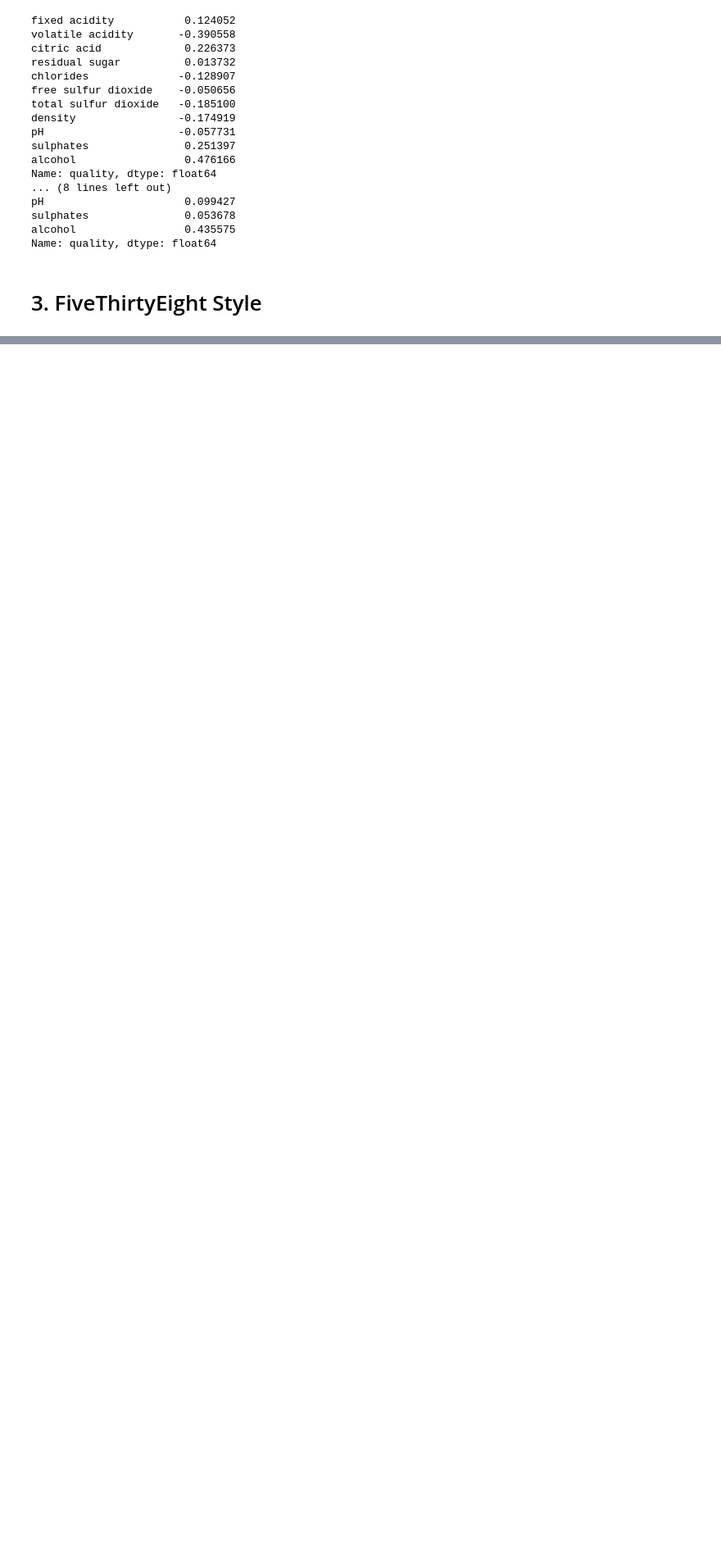
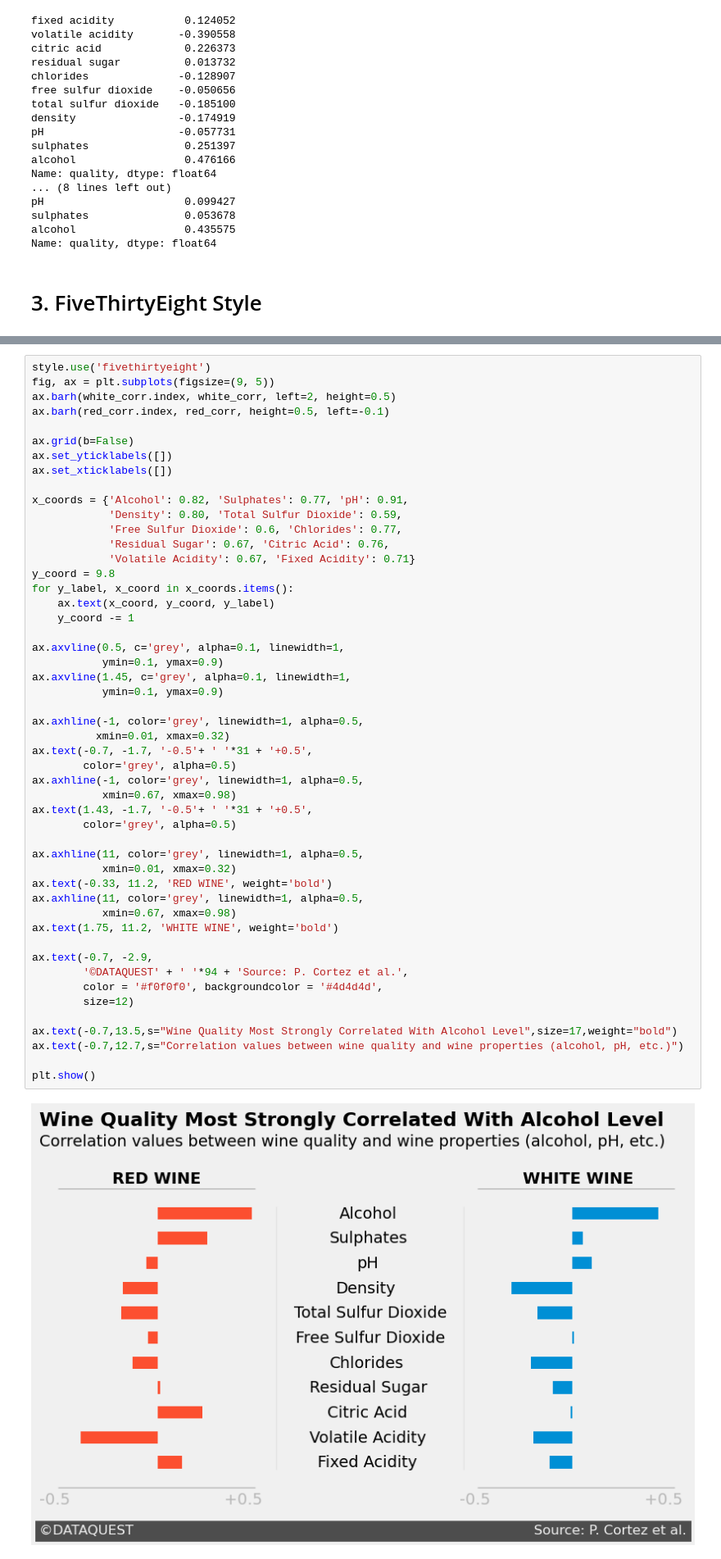
Before and after one commit to AsirShahid/Data-Scientist-in-Python-DataQuest, a Jupyter notebook: Data Analysis and Visualization/Storytelling Data Visualization and Information Design/Matplotlib Styles: FiveThirtyEight Case Study/Matplotlib Styles. FiveThirtyEight Case Study.ipynb, the cells around one changed output, grey strips where cells are left out. Shown: that part at 82% size. Drawn from its saved outputs; the diff is of its cells as text; blank space fills up the shorter version.

```diff
--- a/Data Analysis and Visualization/Storytelling Data Visualization and Information Design/Matplotlib Styles: FiveThirtyEight Case Study/Matplotlib Styles. FiveThirtyEight Case Study.ipynb
+++ b/Data Analysis and Visualization/Storytelling Data Visualization and Information Design/Matplotlib Styles: FiveThirtyEight Case Study/Matplotlib Styles. FiveThirtyEight Case Study.ipynb
@@ -61,0 +145,52 @@ ax.barh(red_corr.index, red_corr)
+# %%
+style.use('fivethirtyeight')
+fig, ax = plt.subplots(figsize=(9, 5))
+ax.barh(white_corr.index, white_corr, left=2, height=0.5)
+ax.barh(red_corr.index, red_corr, height=0.5, left=-0.1)
+
+ax.grid(b=False)
+ax.set_yticklabels([])
+ax.set_xticklabels([])
+
+x_coords = {'Alcohol': 0.82, 'Sulphates': 0.77, 'pH': 0.91,
+            'Density': 0.80, 'Total Sulfur Dioxide': 0.59,
+            'Free Sulfur Dioxide': 0.6, 'Chlorides': 0.77,
+            'Residual Sugar': 0.67, 'Citric Acid': 0.76,
+            'Volatile Acidity': 0.67, 'Fixed Acidity': 0.71}
+y_coord = 9.8
+for y_label, x_coord in x_coords.items():
+    ax.text(x_coord, y_coord, y_label)
+    y_coord -= 1
+
+ax.axvline(0.5, c='grey', alpha=0.1, linewidth=1,
+           ymin=0.1, ymax=0.9)
+ax.axvline(1.45, c='grey', alpha=0.1, linewidth=1,
+           ymin=0.1, ymax=0.9)
+
+ax.axhline(-1, color='grey', linewidth=1, alpha=0.5,
+          xmin=0.01, xmax=0.32)
+ax.text(-0.7, -1.7, '-0.5'+ ' '*31 + '+0.5',
+        color='grey', alpha=0.5)
+ax.axhline(-1, color='grey', linewidth=1, alpha=0.5,
+           xmin=0.67, xmax=0.98)
+ax.text(1.43, -1.7, '-0.5'+ ' '*31 + '+0.5',
+        color='grey', alpha=0.5)
+
+ax.axhline(11, color='grey', linewidth=1, alpha=0.5,
+           xmin=0.01, xmax=0.32)
+ax.text(-0.33, 11.2, 'RED WINE', weight='bold')
+ax.axhline(11, color='grey', linewidth=1, alpha=0.5,
+           xmin=0.67, xmax=0.98)
+ax.text(1.75, 11.2, 'WHITE WINE', weight='bold')
+
+ax.text(-0.7, -2.9,
+        '©DATAQUEST' + ' '*94 + 'Source: P. Cortez et al.',
+        color = '#f0f0f0', backgroundcolor = '#4d4d4d',
+        size=12)
+
+ax.text(-0.7,13.5,s="Wine Quality Most Strongly Correlated With Alcohol Level",size=17,weight="bold")
+ax.text(-0.7,12.7,s="Correlation values between wine quality and wine properties (alcohol, pH, etc.)")
+
+plt.show()
+# %% [output]
+[figure, added]
```
Also changed, not shown: parts of 10 cells of this notebook.
